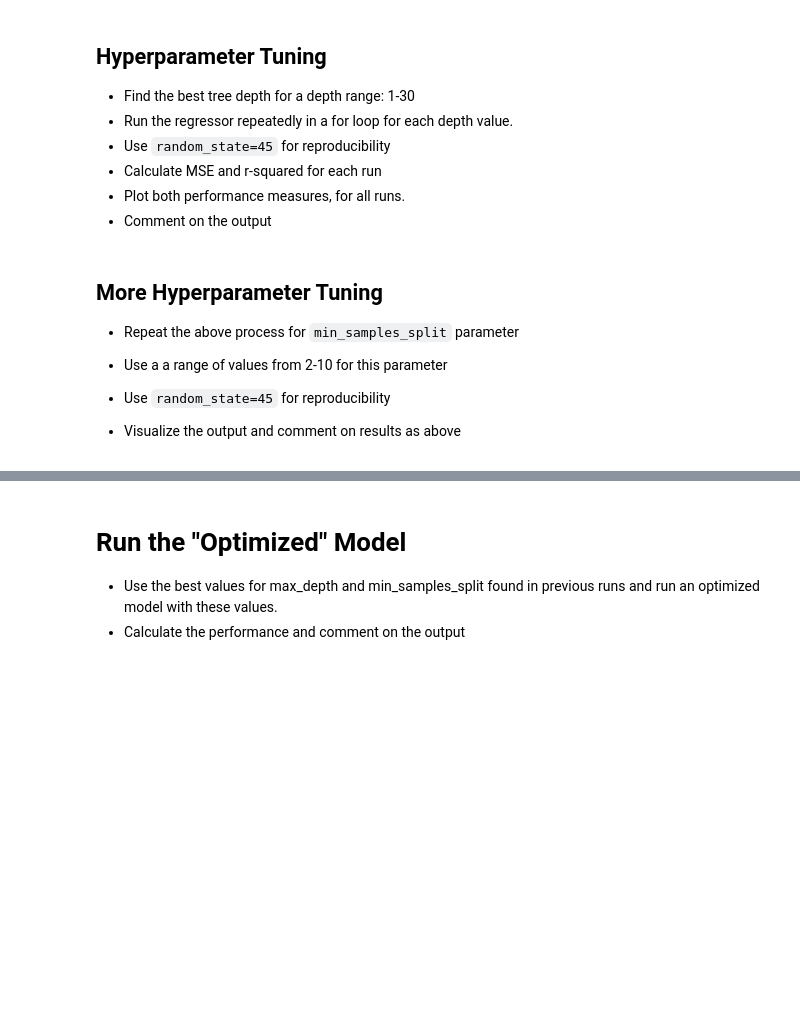
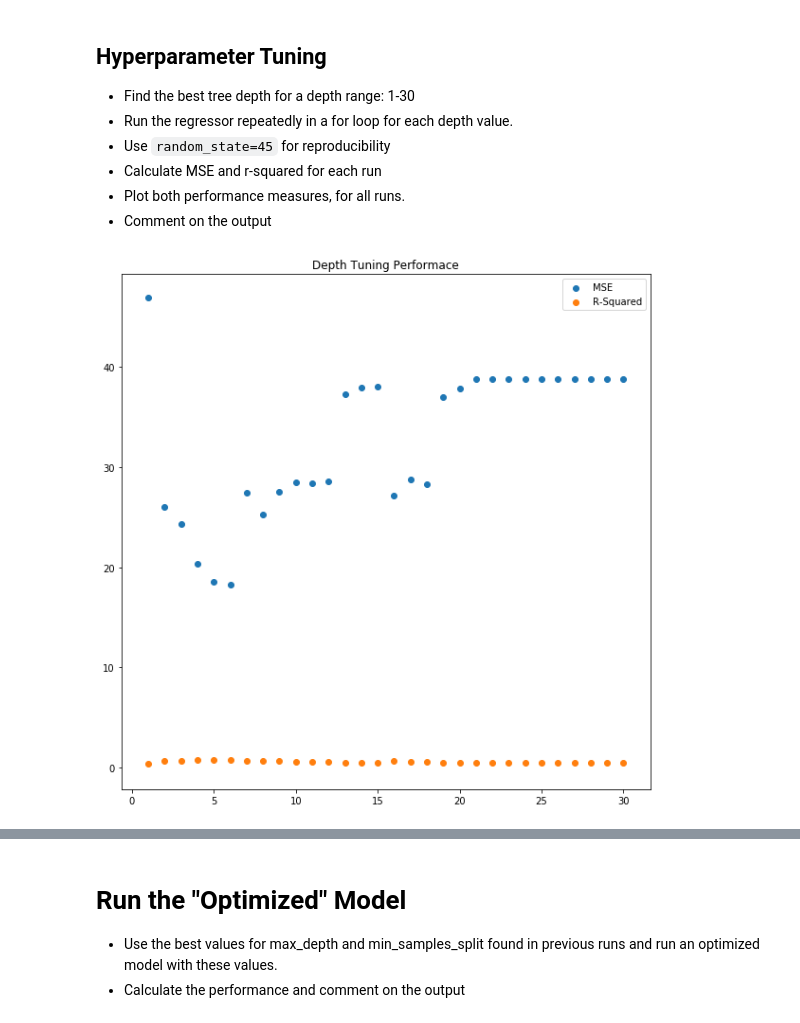
Before and after one commit to MissAle17/dsc-3-31-11-regression-trees-model-optimization-lab-online-ds-sp-000, a Jupyter notebook: index.ipynb, the cells around one changed output, grey strips where cells are left out. Saved outputs shown, nothing was run; the diff lists cells and outputs as text; code cells hidden in the pictures; blank space fills up the shorter version.

```diff
--- a/index.ipynb
+++ b/index.ipynb
@@ -102,16 +102,13 @@ for col in feat:
 # %%
 # Evaluation Metrics
 # Import metrics
+from sklearn import metrics
 
 def performance(y_true, y_predict):
     """ Calculates and returns the performance score between
         true and predicted values based on the metric chosen. """
-
-
-    # Your code here
-
-
-    pass
+    mets =[metrics.mean_squared_error(y_true, y_predict),metrics.r2_score(y_true, y_predict)]
+    return mets
 
 # Calculate the performance - TEST
 score = performance([3, -0.5, 2, 7, 4.2], [2.5, 0.0, 2.1, 7.8, 5.3])
@@ -127,3 +124,6 @@ score
+# %%
+# Your code here
+X_train, X_test , y_train,y_test = train_test_split(feat, target, test_size = 0.2, random_state= 42)
 # %% [markdown]
 ## Grow a Vanilla Regression Tree
 
@@ -133,5 +133,13 @@ score
 - Record your observations
 # %%
 # Your code here
+from sklearn.tree import DecisionTreeRegressor
+
+dt_reg = DecisionTreeRegressor(random_state=45)
+dt_reg.fit(X_train,y_train)
+
+y_pred = dt_reg.predict(X_test)
+
+performance(y_test, y_pred)
 
 # (0.4712438851035674, 38.7756862745098)  - R2, MSE
@@ -149,8 +158,31 @@ score
-# %% [markdown]
-## More Hyperparameter Tuning
-
-- Repeat the above process for `min_samples_split` parameter
-
-- Use a a range of values from 2-10 for this parameter
-- Use `random_state=45` for reproducibility
-- Visualize the output and comment on results as above
+# %%
+# Your code here
+max_depths = np.linspace(1, 30, 30, endpoint=True)
+D_tree = []
+Perf = []
+
+
+for depth in max_depths:
+    rgsr= DecisionTreeRegressor(max_depth = depth, random_state=45)
+    rgsr.fit(X_train,y_train)
+
+    pred= rgsr.predict(X_test)
+    perf = performance(y_test,pred)
+    D_tree.append(depth)
+    Perf.append(perf)
+
+mse = []
+r_sq = []
+for x in range(len(Perf)):
+    mse.append(Perf[x][0])
+    r_sq.append(Perf[x][1])
+
+plt.figure(figsize=(10,10))
+plt.scatter(D_tree, mse, label ='MSE')
+plt.scatter(D_tree,r_sq, label ='R-Squared')
+plt.title('Depth Tuning Performace', fontsize=12)
+plt.legend()
+plt.show()
+# Your code here
+# %% [output]
+[figure, added]
```
Also changed, not shown: parts of 5 cells of this notebook.
